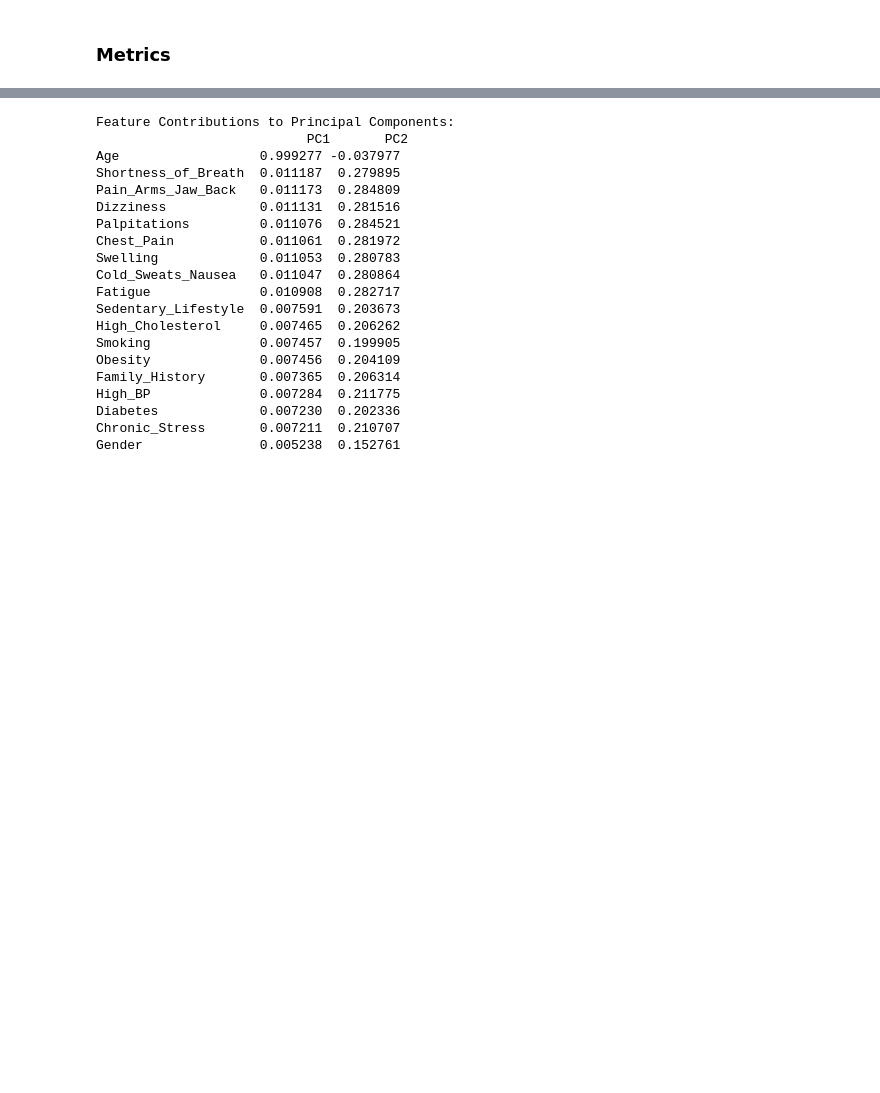
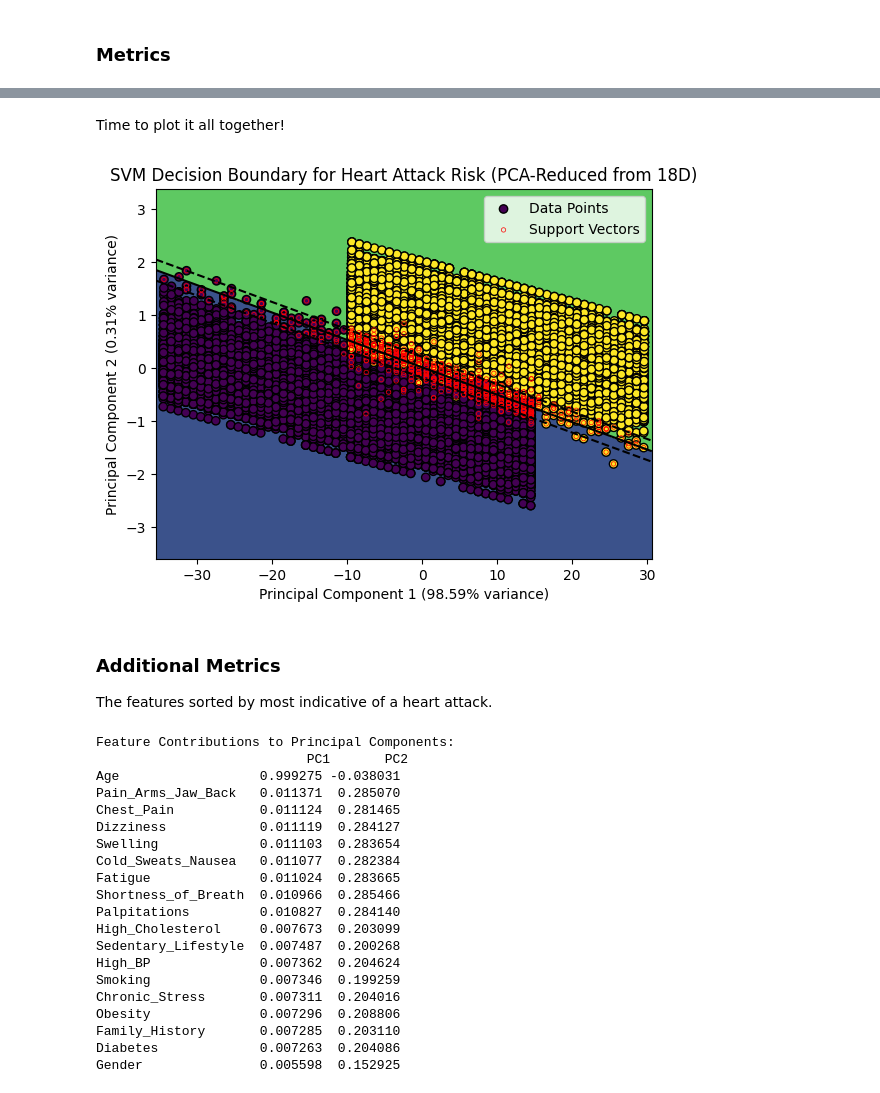
Before and after one commit to jkama4/project_ml, a Jupyter notebook: models/linear_svm.ipynb, the cells around one changed output, grey strips where cells are left out. Cells and saved outputs as stored; diff of their text form; code cells hidden in the pictures; blank space fills up the shorter version.

```diff
--- a/models/linear_svm.ipynb
+++ b/models/linear_svm.ipynb
@@ -152,30 +137,64 @@ Confusion matrix:
+# %% [markdown]
+Time to plot it all together!
+# %%
+
+#  Styling
+# from matplotlib import colormaps, colors
+# print(colormaps)
+# print(colors.cnames)
+
+plt.contourf(xx, yy, zz)
+
+plt.scatter(X_pca[:, 0], X_pca[:, 1], c=y_train, edgecolors='black', label="Data Points")
+
+plt.scatter(support_vectors_pca[:, 0], support_vectors_pca[:, 1],
+            facecolors='none', edgecolors='red', linewidths=0.5, s=10, label="Support Vectors")
+
+plt.contour(xx, yy, zz_distances, levels=[0], colors="black", linestyles="-")  # Decision boundary
+plt.contour(xx, yy, zz_distances, levels=[-1, 1], colors="black", linestyles="--")  # Margins
+
+plt.xlabel(f'Principal Component 1 ({explained_variance[0]:.2f}% variance)')
+plt.ylabel(f'Principal Component 2 ({explained_variance[1]:.2f}% variance)')
+plt.title('SVM Decision Boundary for Heart Attack Risk (PCA-Reduced from 18D)')
+plt.legend()
+plt.show()
+# %% [output]
+[figure, added]
+# %% [markdown]
+### Additional Metrics
+
+The features sorted by most indicative of a heart attack.
 # %%
 import pandas as pd
 
 feature_list: list[str] = kUtils.get_feature_list()
 
-feature_importance: pd.DataFrame = pd.DataFrame(pca.components_, columns=[feature_list[i] for i in range(len(X_train[0,]))], index=['PC1', 'PC2'])
+feature_importance: pd.DataFrame = pd.DataFrame(
+    pca.components_,
+    columns=[feature_list[i] for i in range(len(X_train[0,]))],
+    index=['PC1', 'PC2'],
+)
 feature_importance = feature_importance.sort_values(by=["PC1", "PC2"], axis="columns", ascending=False)
 
 print("Feature Contributions to Principal Components:\n", feature_importance.T)
 # %% [output]
 Feature Contributions to Principal Components:
                            PC1       PC2
-Age                  0.999277 -0.037977
-Shortness_of_Breath  0.011187  0.279895
-Pain_Arms_Jaw_Back   0.011173  0.284809
-Dizziness            0.011131  0.281516
-Palpitations         0.011076  0.284521
-Chest_Pain           0.011061  0.281972
-Swelling             0.011053  0.280783
-Cold_Sweats_Nausea   0.011047  0.280864
-Fatigue              0.010908  0.282717
-Sedentary_Lifestyle  0.007591  0.203673
-High_Cholesterol     0.007465  0.206262
-Smoking              0.007457  0.199905
-Obesity              0.007456  0.204109
-Family_History       0.007365  0.206314
-High_BP              0.007284  0.211775
-Diabetes             0.007230  0.202336
-Chronic_Stress       0.007211  0.210707
-Gender               0.005238  0.152761
+Age                  0.999275 -0.038031
+Pain_Arms_Jaw_Back   0.011371  0.285070
+Chest_Pain           0.011124  0.281465
+Dizziness            0.011119  0.284127
+Swelling             0.011103  0.283654
+Cold_Sweats_Nausea   0.011077  0.282384
+Fatigue              0.011024  0.283665
+Shortness_of_Breath  0.010966  0.285466
+Palpitations         0.010827  0.284140
+High_Cholesterol     0.007673  0.203099
+Sedentary_Lifestyle  0.007487  0.200268
+High_BP              0.007362  0.204624
+Smoking              0.007346  0.199259
+Chronic_Stress       0.007311  0.204016
+Obesity              0.007296  0.208806
+Family_History       0.007285  0.203110
+Diabetes             0.007263  0.204086
+Gender               0.005598  0.152925
```
Also changed, not shown: parts of 16 cells of this notebook.
